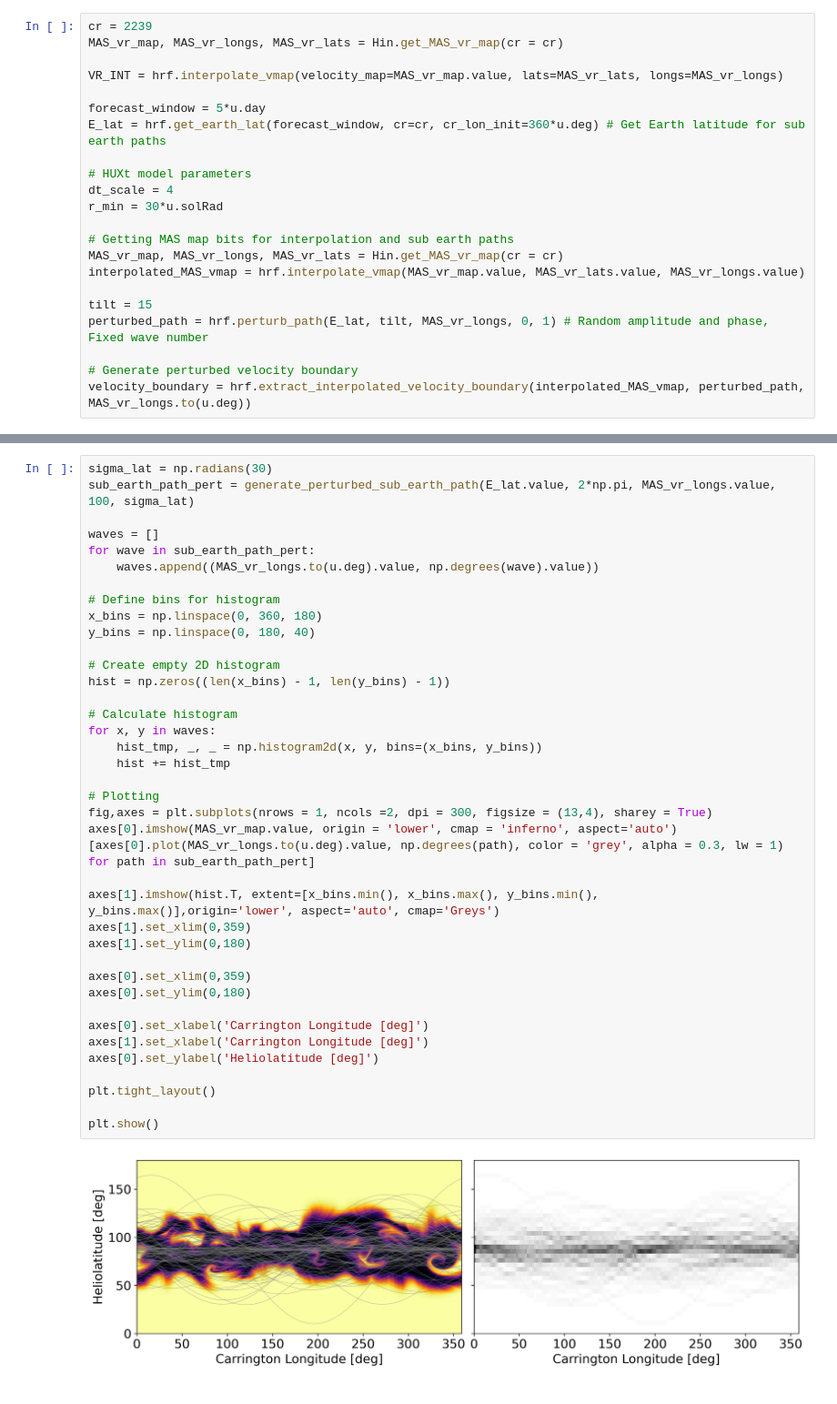
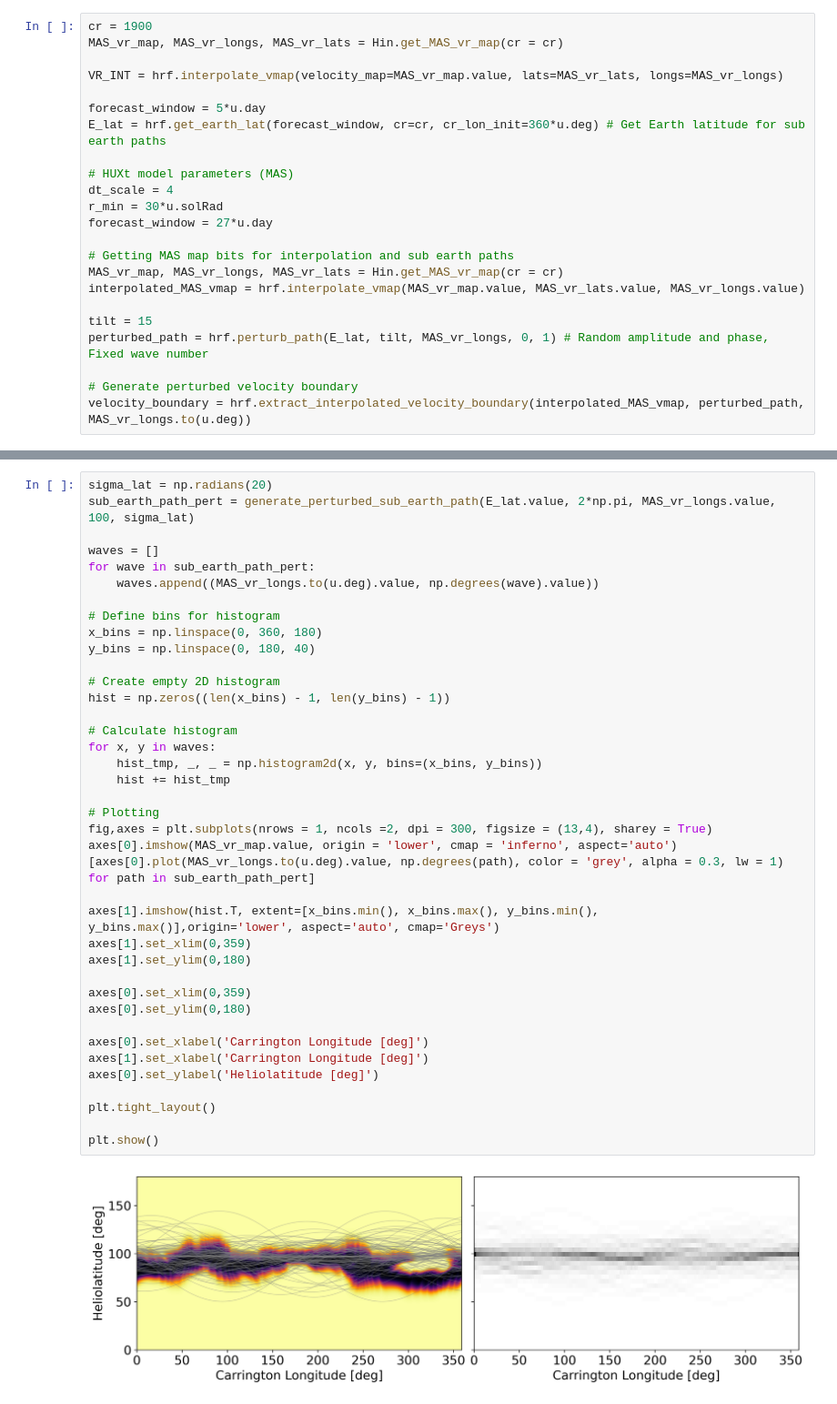
Before and after one commit to NathanielInatimi/Ensemble_Calibration, a Jupyter notebook: code/useful_plots_for_explaining_stuff.ipynb, the cells around one changed output, grey strips where cells are left out. Shown at 91% size. Cells and saved outputs as stored; diff of their text form.

Commit message:
updating some figures

```diff
--- a/code/useful_plots_for_explaining_stuff.ipynb
+++ b/code/useful_plots_for_explaining_stuff.ipynb
@@ -32,5 +33,5 @@ from sklearn.metrics import mean_squared_error
 # %%
-cr = 2239
+cr = 1900
 MAS_vr_map, MAS_vr_longs, MAS_vr_lats = Hin.get_MAS_vr_map(cr = cr)
 
 VR_INT = hrf.interpolate_vmap(velocity_map=MAS_vr_map.value, lats=MAS_vr_lats, longs=MAS_vr_longs)
@@ -38,9 +39,10 @@ VR_INT = hrf.interpolate_vmap(velocity_map=MAS_vr_map.value, lats=MAS_vr_lats, l
 forecast_window = 5*u.day
 E_lat = hrf.get_earth_lat(forecast_window, cr=cr, cr_lon_init=360*u.deg) # Get Earth latitude for sub earth paths
 
-# HUXt model parameters
+# HUXt model parameters (MAS)
 dt_scale = 4
 r_min = 30*u.solRad
+forecast_window = 27*u.day
 
 # Getting MAS map bits for interpolation and sub earth paths
 MAS_vr_map, MAS_vr_longs, MAS_vr_lats = Hin.get_MAS_vr_map(cr = cr)
@@ -76,5 +81,5 @@ E_lat.value
 # %%
-sigma_lat = np.radians(30)
+sigma_lat = np.radians(20)
 sub_earth_path_pert = generate_perturbed_sub_earth_path(E_lat.value, 2*np.pi, MAS_vr_longs.value, 100, sigma_lat)
 
 waves = []
@@ -86,31 +91,31 @@ x_bins = np.linspace(0, 360, 180)
 y_bins = np.linspace(0, 180, 40)
 
 # Create empty 2D histogram
 hist = np.zeros((len(x_bins) - 1, len(y_bins) - 1))
 
 # Calculate histogram
 for x, y in waves:
     hist_tmp, _, _ = np.histogram2d(x, y, bins=(x_bins, y_bins))
     hist += hist_tmp
 
 # Plotting
 fig,axes = plt.subplots(nrows = 1, ncols =2, dpi = 300, figsize = (13,4), sharey = True)
 axes[0].imshow(MAS_vr_map.value, origin = 'lower', cmap = 'inferno', aspect='auto')
 [axes[0].plot(MAS_vr_longs.to(u.deg).value, np.degrees(path), color = 'grey', alpha = 0.3, lw = 1) for path in sub_earth_path_pert]
 
 axes[1].imshow(hist.T, extent=[x_bins.min(), x_bins.max(), y_bins.min(), y_bins.max()],origin='lower', aspect='auto', cmap='Greys')
 axes[1].set_xlim(0,359)
 axes[1].set_ylim(0,180)
 
 axes[0].set_xlim(0,359)
 axes[0].set_ylim(0,180)
 
 axes[0].set_xlabel('Carrington Longitude [deg]')
 axes[1].set_xlabel('Carrington Longitude [deg]')
 axes[0].set_ylabel('Heliolatitude [deg]')
 
 plt.tight_layout()
 
 plt.show()
 # %% [output]
-[figure, old version]
+[figure, new version]
```
Also changed, not shown: parts of 12 cells of this notebook, 8 other files.
